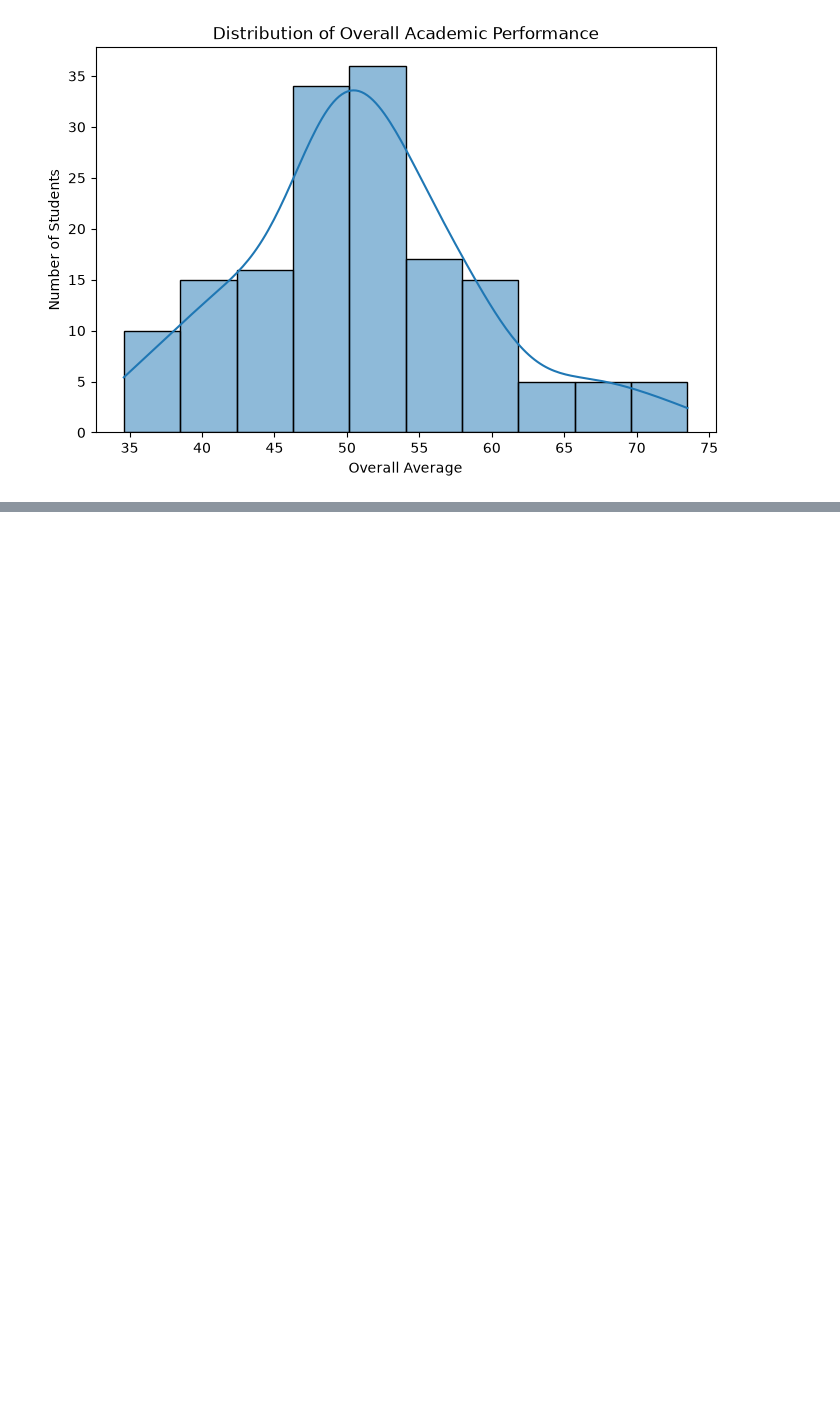
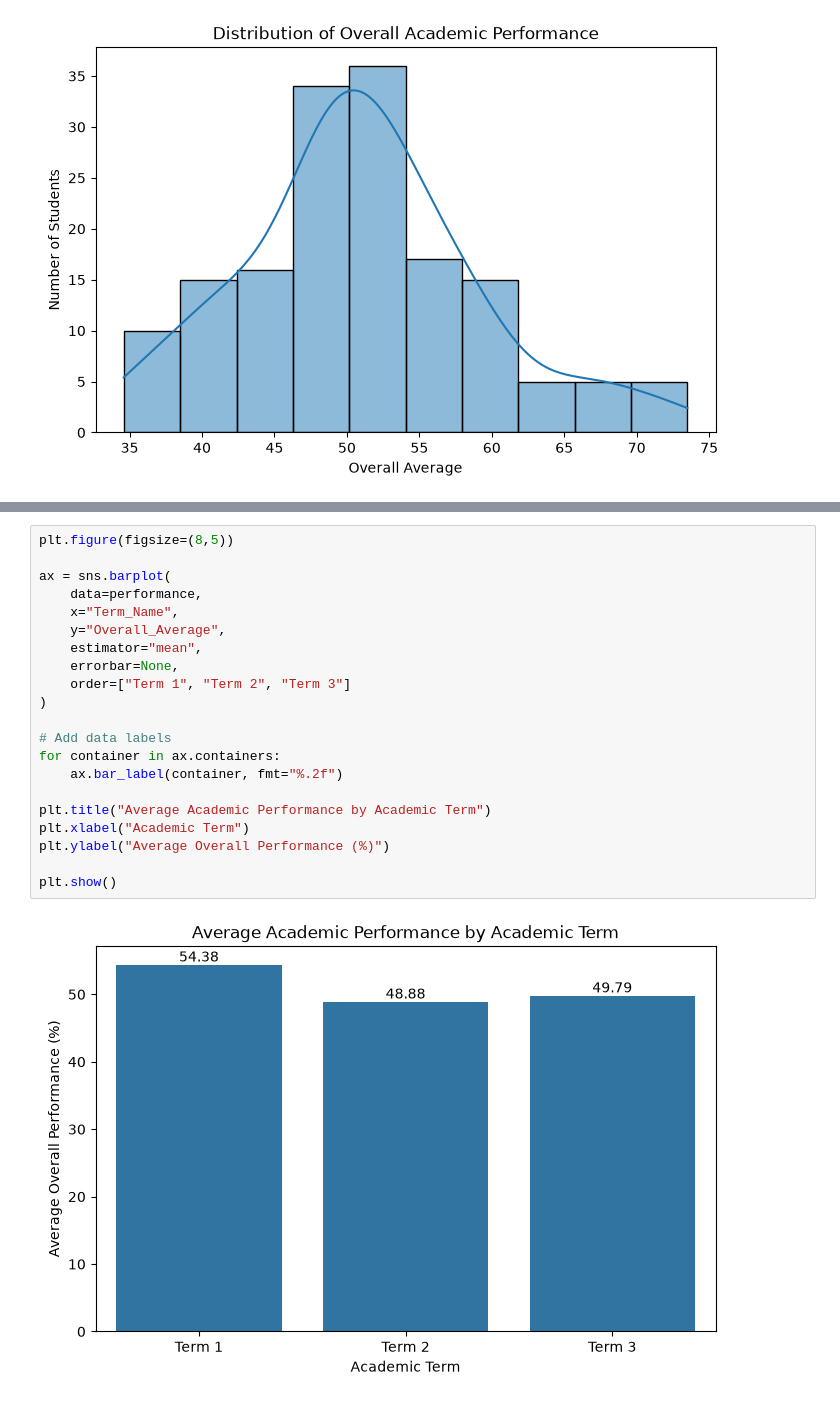
Before and after one commit to KamalIbrahim01/educational-analytics-capstone, a Jupyter notebook: notebooks/05_Educational_Analytics_EDA.ipynb, the cells around one changed output, grey strips where cells are left out. Cells and saved outputs as stored; diff of their text form; blank space fills up the shorter version.

```diff
--- a/notebooks/05_Educational_Analytics_EDA.ipynb
+++ b/notebooks/05_Educational_Analytics_EDA.ipynb
@@ -231,0 +234,23 @@ Overall, the results indicate that most students are performing at a moderate le
+# %%
+plt.figure(figsize=(8,5))
+
+ax = sns.barplot(
+    data=performance,
+    x="Term_Name",
+    y="Overall_Average",
+    estimator="mean",
+    errorbar=None,
+    order=["Term 1", "Term 2", "Term 3"]
+)
+
+# Add data labels
+for container in ax.containers:
+    ax.bar_label(container, fmt="%.2f")
+
+plt.title("Average Academic Performance by Academic Term")
+plt.xlabel("Academic Term")
+plt.ylabel("Average Overall Performance (%)")
+
+plt.show()
+# %% [output]
+[figure, added]
```
Also changed, not shown: parts of 37 cells of this notebook.
